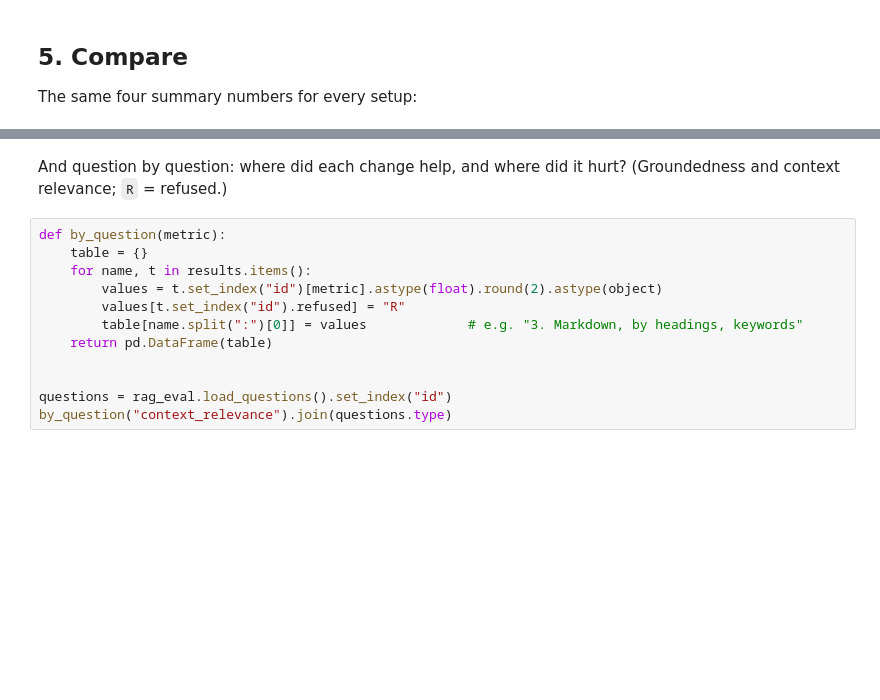
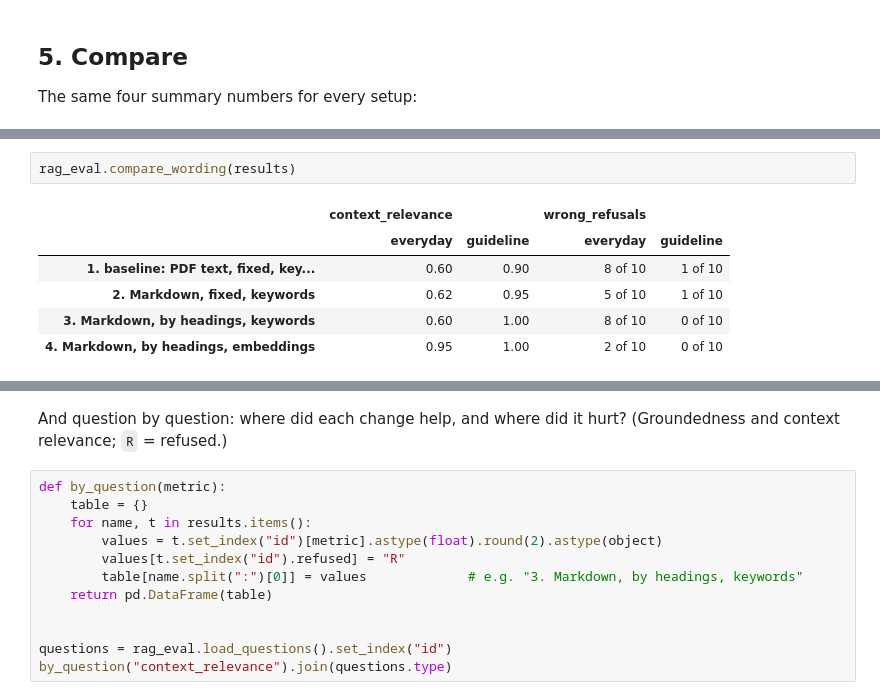
Before and after one commit to ydfriedman/MLOps-Workshop, a Jupyter notebook: llm-cds/3_improve_rag.ipynb, the cells around one changed output, grey strips where cells are left out. Drawn from its saved outputs; the diff is of its cells as text; blank space fills up the shorter version.

```diff
--- a/llm-cds/3_improve_rag.ipynb
+++ b/llm-cds/3_improve_rag.ipynb
@@ -253,0 +257,9 @@ comparison
+# %%
+rag_eval.compare_wording(results)
+# %% [output]
+|  | context_relevance |  | wrong_refusals |  |
+|  | everyday | guideline | everyday | guideline |
+| 1. baseline: PDF text, fixed, key... | 0.60 | 0.90 | 8 of 10 | 1 of 10 |
+| 2. Markdown, fixed, keywords | 0.62 | 0.95 | 5 of 10 | 1 of 10 |
+| 3. Markdown, by headings, keywords | 0.60 | 1.00 | 8 of 10 | 0 of 10 |
+| 4. Markdown, by headings, embeddings | 0.95 | 1.00 | 2 of 10 | 0 of 10 |
```
Also changed, not shown: parts of 11 cells of this notebook, 5 other files.
